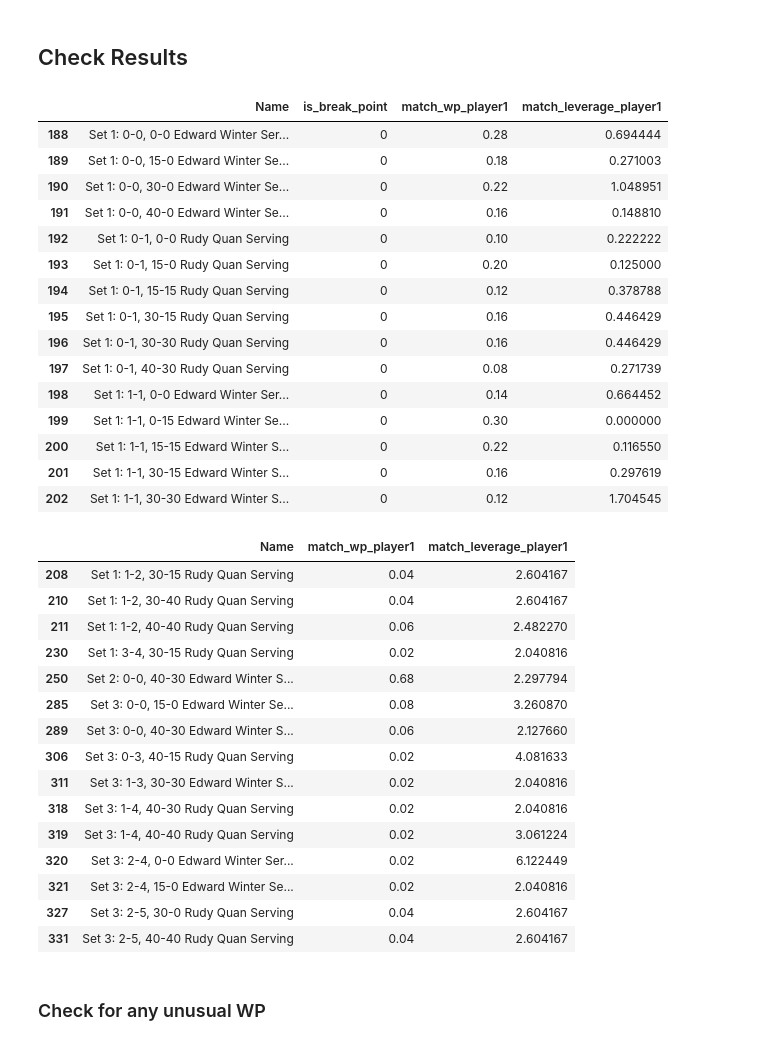
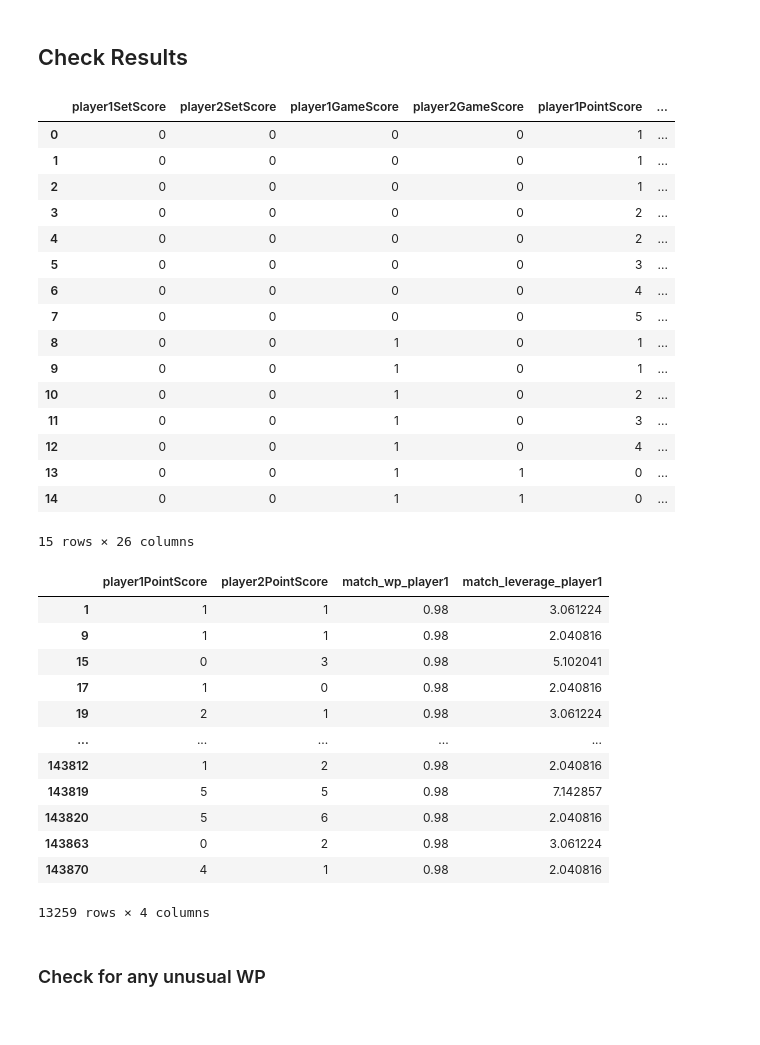
Before and after one commit to bruin-tennis-consulting/analytics, a Jupyter notebook: models/leverage_index.ipynb, the cells around one changed output. Drawn from its saved outputs; the diff is of its cells as text; code cells hidden in the pictures.

Commit message:
Implemented new leverage index ML algorithm based on new features model. Need to further evaluate and fine tune.

```diff
--- a/models/leverage_index.ipynb
+++ b/models/leverage_index.ipynb
@@ -36,10 +196,8 @@ features = ['player1SetScore','player2SetScore',
 # %% [markdown]
 # Win Probability Model (in player1's pov)
 # %%
-test = (data['player1Name'] == 'Rudy Quan') & (data['player2Name'] == 'Edward Winter')
-
-train_dataset = data[~test].copy()
-test_dataset = data[test].copy()
+train_dataset = data.copy()
+test_dataset = data.copy()
 # %%
 import xgboost as xgb
 from xgboost import XGBClassifier
@@ -251,2 +899,7 @@ def sequential_match_simulator_player1_prior(df, wp_model, features, n_sims=50):
 # %%
-data = sequential_match_simulator_player1_prior(test_dataset, wp_model, features)
+# Use parallel version for significant speedup (5-10x faster, Jupyter-compatible)
+# For even more speed, reduce n_sims (e.g., 30 instead of 50)
+data = parallel_match_simulator(test_dataset, wp_model, features, n_sims=50, n_jobs=None)
+
+# Alternative: Use sequential if threading causes issues
+# data = batched_sequential_simulator(test_dataset, wp_model, features, n_sims=50)
@@ -253,45 +914,43 @@ data = sequential_match_simulator_player1_prior(test_dataset, wp_model, features
 # %% [markdown]
 ## Check Results
 # %%
-data[['Name', 'is_break_point', 'match_wp_player1', 'match_leverage_player1']].head(15)
+data.head(15)
 # %% [output]
-|  | Name | is_break_point | match_wp_player1 | match_leverage_player1 |
-| 188 | Set 1: 0-0, 0-0 Edward Winter Ser... | 0 | 0.28 | 0.694444 |
-| 189 | Set 1: 0-0, 15-0 Edward Winter Se... | 0 | 0.18 | 0.271003 |
-| 190 | Set 1: 0-0, 30-0 Edward Winter Se... | 0 | 0.22 | 1.048951 |
-| 191 | Set 1: 0-0, 40-0 Edward Winter Se... | 0 | 0.16 | 0.148810 |
-| 192 | Set 1: 0-1, 0-0 Rudy Quan Serving | 0 | 0.10 | 0.222222 |
-| 193 | Set 1: 0-1, 15-0 Rudy Quan Serving | 0 | 0.20 | 0.125000 |
-| 194 | Set 1: 0-1, 15-15 Rudy Quan Serving | 0 | 0.12 | 0.378788 |
-| 195 | Set 1: 0-1, 30-15 Rudy Quan Serving | 0 | 0.16 | 0.446429 |
-| 196 | Set 1: 0-1, 30-30 Rudy Quan Serving | 0 | 0.16 | 0.446429 |
-| 197 | Set 1: 0-1, 40-30 Rudy Quan Serving | 0 | 0.08 | 0.271739 |
-| 198 | Set 1: 1-1, 0-0 Edward Winter Ser... | 0 | 0.14 | 0.664452 |
-| 199 | Set 1: 1-1, 0-15 Edward Winter Se... | 0 | 0.30 | 0.000000 |
-| 200 | Set 1: 1-1, 15-15 Edward Winter S... | 0 | 0.22 | 0.116550 |
-| 201 | Set 1: 1-1, 30-15 Edward Winter S... | 0 | 0.16 | 0.297619 |
-| 202 | Set 1: 1-1, 30-30 Edward Winter S... | 0 | 0.12 | 1.704545 |
+|  | player1SetScore | player2SetScore | player1GameScore | player2GameScore | player1PointScore | ... |
+| 0 | 0 | 0 | 0 | 0 | 1 | ... |
+| 1 | 0 | 0 | 0 | 0 | 1 | ... |
+| 2 | 0 | 0 | 0 | 0 | 1 | ... |
+| 3 | 0 | 0 | 0 | 0 | 2 | ... |
+| 4 | 0 | 0 | 0 | 0 | 2 | ... |
+| 5 | 0 | 0 | 0 | 0 | 3 | ... |
+| 6 | 0 | 0 | 0 | 0 | 4 | ... |
+| 7 | 0 | 0 | 0 | 0 | 5 | ... |
+| 8 | 0 | 0 | 1 | 0 | 1 | ... |
+| 9 | 0 | 0 | 1 | 0 | 1 | ... |
+| 10 | 0 | 0 | 1 | 0 | 2 | ... |
+| 11 | 0 | 0 | 1 | 0 | 3 | ... |
+| 12 | 0 | 0 | 1 | 0 | 4 | ... |
+| 13 | 0 | 0 | 1 | 1 | 0 | ... |
+| 14 | 0 | 0 | 1 | 1 | 0 | ... |
+15 rows × 26 columns
 # %%
 # Some of these leverages are interesting, e.g. point 320 w/ leverage of 6.12 but at game score 0-0
     # may need to redefine leverage scaling / metric
     # may also need to increase # simulation once job is parallelized
-data.loc[data['match_leverage_player1'] > 2, ['Name', 'match_wp_player1', 'match_leverage_player1']]
+data.loc[data['match_leverage_player1'] > 2, ['player1PointScore', 'player2PointScore', 'match_wp_player1', 'match_leverage_player1']]
 # %% [output]
-|  | Name | match_wp_player1 | match_leverage_player1 |
-| 208 | Set 1: 1-2, 30-15 Rudy Quan Serving | 0.04 | 2.604167 |
-| 210 | Set 1: 1-2, 30-40 Rudy Quan Serving | 0.04 | 2.604167 |
-| 211 | Set 1: 1-2, 40-40 Rudy Quan Serving | 0.06 | 2.482270 |
-| 230 | Set 1: 3-4, 30-15 Rudy Quan Serving | 0.02 | 2.040816 |
-| 250 | Set 2: 0-0, 40-30 Edward Winter S... | 0.68 | 2.297794 |
-| 285 | Set 3: 0-0, 15-0 Edward Winter Se... | 0.08 | 3.260870 |
-| 289 | Set 3: 0-0, 40-30 Edward Winter S... | 0.06 | 2.127660 |
-| 306 | Set 3: 0-3, 40-15 Rudy Quan Serving | 0.02 | 4.081633 |
-| 311 | Set 3: 1-3, 30-30 Edward Winter S... | 0.02 | 2.040816 |
-| 318 | Set 3: 1-4, 40-30 Rudy Quan Serving | 0.02 | 2.040816 |
-| 319 | Set 3: 1-4, 40-40 Rudy Quan Serving | 0.02 | 3.061224 |
-| 320 | Set 3: 2-4, 0-0 Edward Winter Ser... | 0.02 | 6.122449 |
-| 321 | Set 3: 2-4, 15-0 Edward Winter Se... | 0.02 | 2.040816 |
-| 327 | Set 3: 2-5, 30-0 Rudy Quan Serving | 0.04 | 2.604167 |
-| 331 | Set 3: 2-5, 40-40 Rudy Quan Serving | 0.04 | 2.604167 |
+|  | player1PointScore | player2PointScore | match_wp_player1 | match_leverage_player1 |
+| 1 | 1 | 1 | 0.98 | 3.061224 |
+| 9 | 1 | 1 | 0.98 | 2.040816 |
+| 15 | 0 | 3 | 0.98 | 5.102041 |
+| 17 | 1 | 0 | 0.98 | 2.040816 |
+| 19 | 2 | 1 | 0.98 | 3.061224 |
+| ... | ... | ... | ... | ... |
+| 143812 | 1 | 2 | 0.98 | 2.040816 |
+| 143819 | 5 | 5 | 0.98 | 7.142857 |
+| 143820 | 5 | 6 | 0.98 | 2.040816 |
+| 143863 | 0 | 2 | 0.98 | 3.061224 |
+| 143870 | 4 | 1 | 0.98 | 2.040816 |
+13259 rows × 4 columns
 # %% [markdown]
 ### Check for any unusual WP
```
Also changed, not shown: parts of 19 cells of this notebook, 4 other files.
